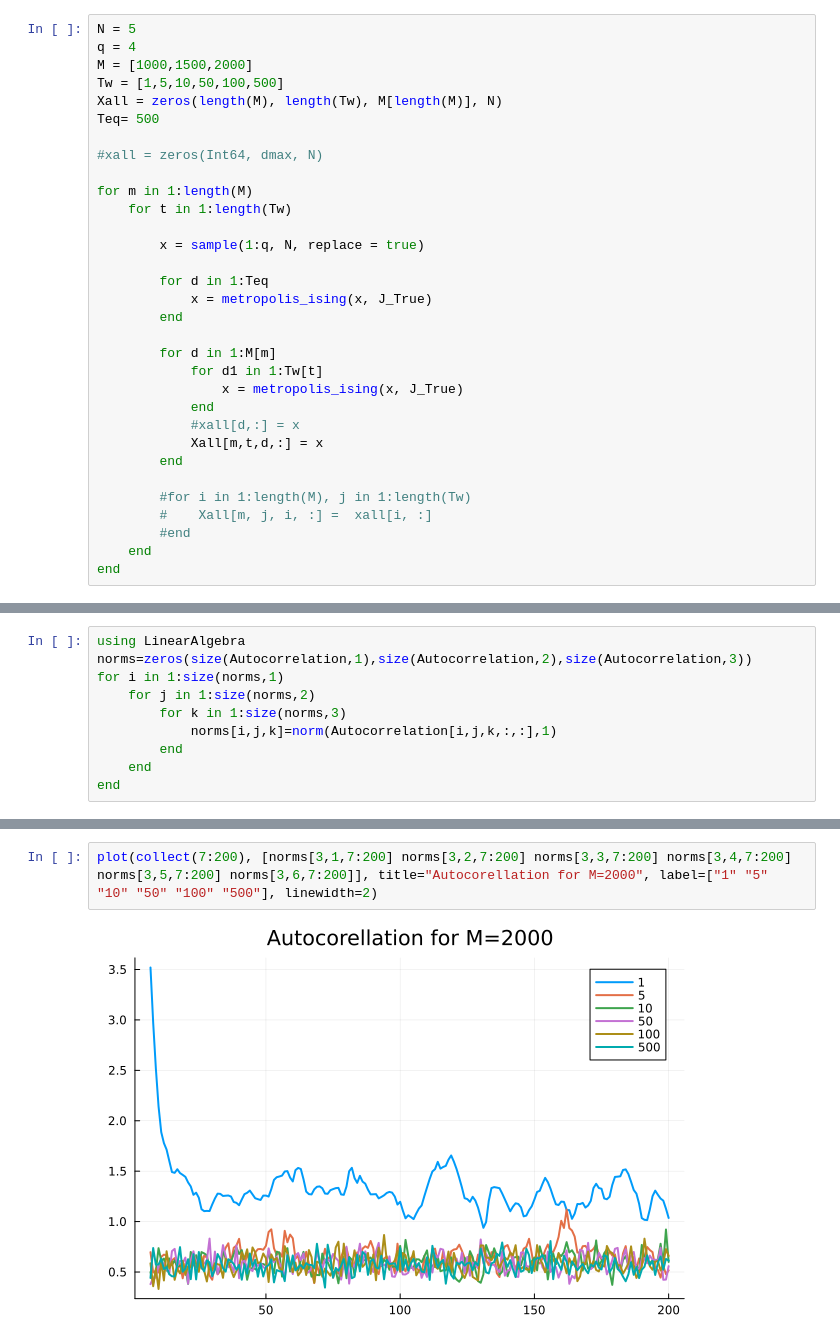
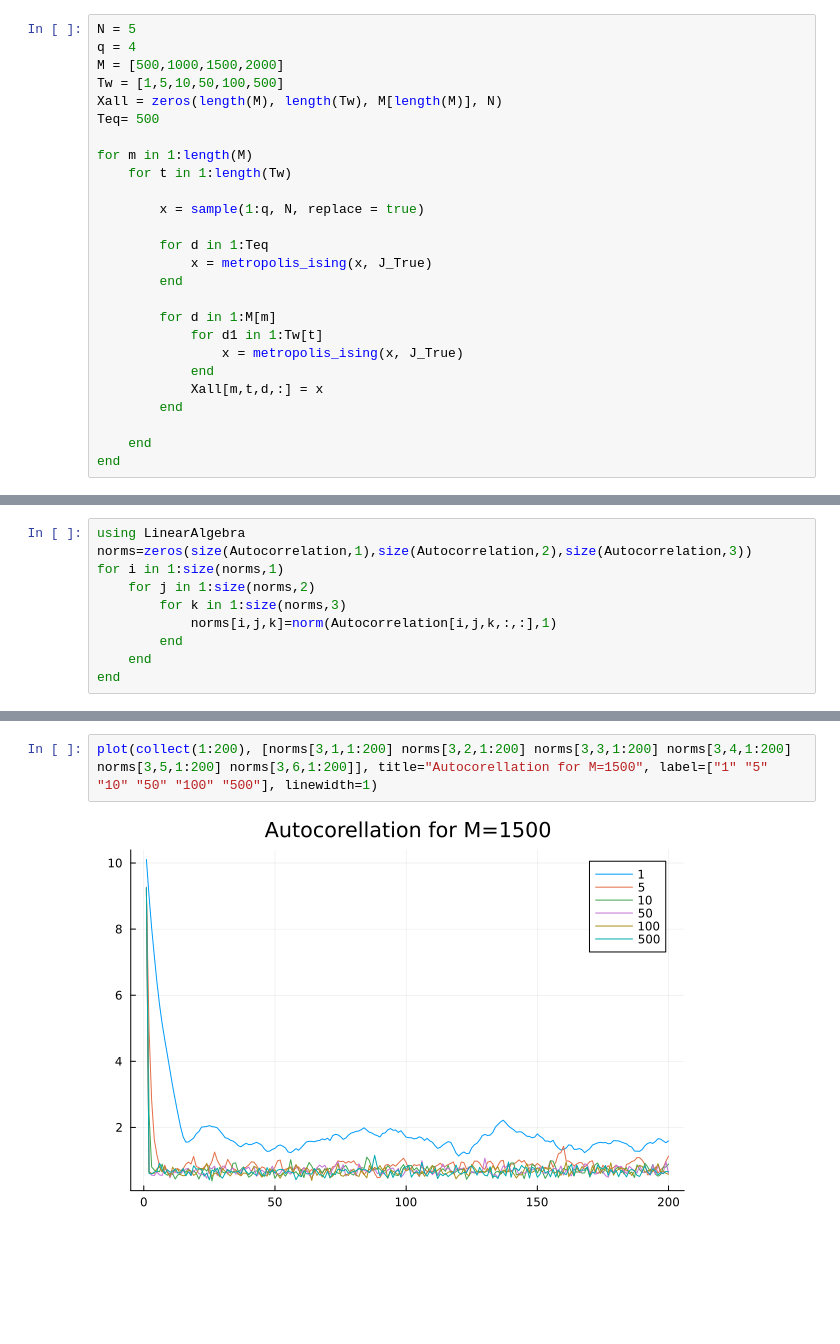
Before and after one commit to AndreaScale/Bayesian-inference-of-a-contact-network-of-Potts-variables., a Jupyter notebook: PROGETTO.ipynb, the cells around one changed output, grey strips where cells are left out. Cells and saved outputs as stored; diff of their text form; blank space fills up the shorter version.

```diff
--- a/PROGETTO.ipynb
+++ b/PROGETTO.ipynb
@@ -906,12 +846,10 @@ We well vary the couples $(M,T_{wait})$ with the following values:
 # %%
 N = 5
 q = 4
-M = [1000,1500,2000]
+M = [500,1000,1500,2000]
 Tw = [1,5,10,50,100,500]
 Xall = zeros(length(M), length(Tw), M[length(M)], N)
 Teq= 500
-
-#xall = zeros(Int64, dmax, N)
 
 for m in 1:length(M)
     for t in 1:length(Tw)
@@ -926,13 +864,9 @@ for m in 1:length(M)
             for d1 in 1:Tw[t]
                 x = metropolis_ising(x, J_True)
             end
-            #xall[d,:] = x
             Xall[m,t,d,:] = x
         end
 
-        #for i in 1:length(M), j in 1:length(Tw)
-        #    Xall[m, j, i, :] =  xall[i, :]
-        #end
     end
 end
 # %%
@@ -978,4 +904,4 @@ plot(collect(1:200), [norms[2,1,1:200] norms[2,2,1:200] norms[2,3,1:200] norms[2
 # %%
-plot(collect(7:200), [norms[3,1,7:200] norms[3,2,7:200] norms[3,3,7:200] norms[3,4,7:200] norms[3,5,7:200] norms[3,6,7:200]], title="Autocorellation for M=2000", label=["1" "5" "10" "50" "100" "500"], linewidth=2)
+plot(collect(1:200), [norms[3,1,1:200] norms[3,2,1:200] norms[3,3,1:200] norms[3,4,1:200] norms[3,5,1:200] norms[3,6,1:200]], title="Autocorellation for M=1500", label=["1" "5" "10" "50" "100" "500"], linewidth=1)
 # %% [output]
-[figure, old version]
+[figure, new version]
```
Also changed, not shown: parts of 17 cells of this notebook.
